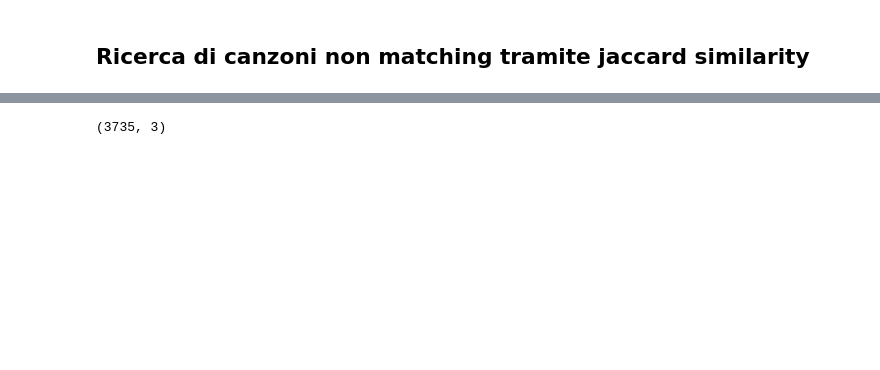
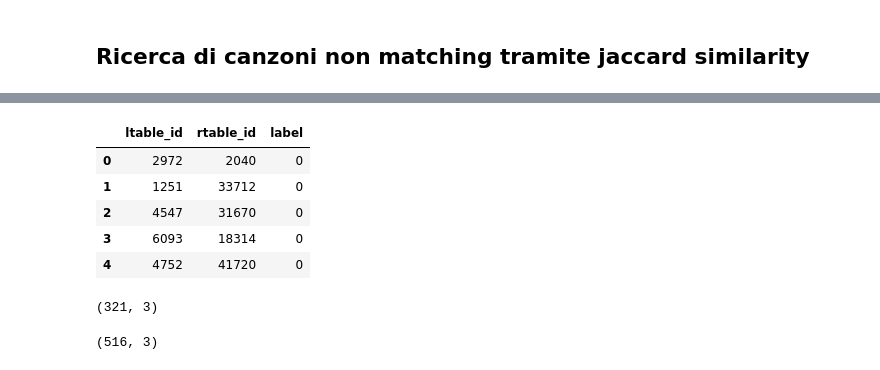
Before and after one commit to vincenzomartello/deepmatcher-experiments, a Jupyter notebook: generateNewTrainingSamples.ipynb, the cells around one changed output, grey strips where cells are left out. Saved outputs shown, nothing was run; the diff lists cells and outputs as text; code cells hidden in the pictures; blank space fills up the shorter version.

```diff
--- a/generateNewTrainingSamples.ipynb
+++ b/generateNewTrainingSamples.ipynb
@@ -171,6 +164,21 @@ new_samples_df.head(10)
+# %%
+new_samples_df.head()
+# %% [output]
+|  | ltable_id | rtable_id | label |
+| 0 | 2972 | 2040 | 0 |
+| 1 | 1251 | 33712 | 0 |
+| 2 | 4547 | 31670 | 0 |
+| 3 | 6093 | 18314 | 0 |
+| 4 | 4752 | 41720 | 0 |
+# %%
+train_df = pd.read_csv('sample_data/itunes-amazon/split-files/training_ids.csv')
+train_df.shape
+# %% [output]
+(321, 3)
 # %%
 new_train_df = pd.concat([train_df,new_samples_df])
 # %%
-new_train_df.shape
+new_train_df.head()
+print(new_train_df.shape)
 # %% [output]
-(3735, 3)
+(516, 3)
```
Also changed, not shown: parts of 9 cells of this notebook, 25 other files.
